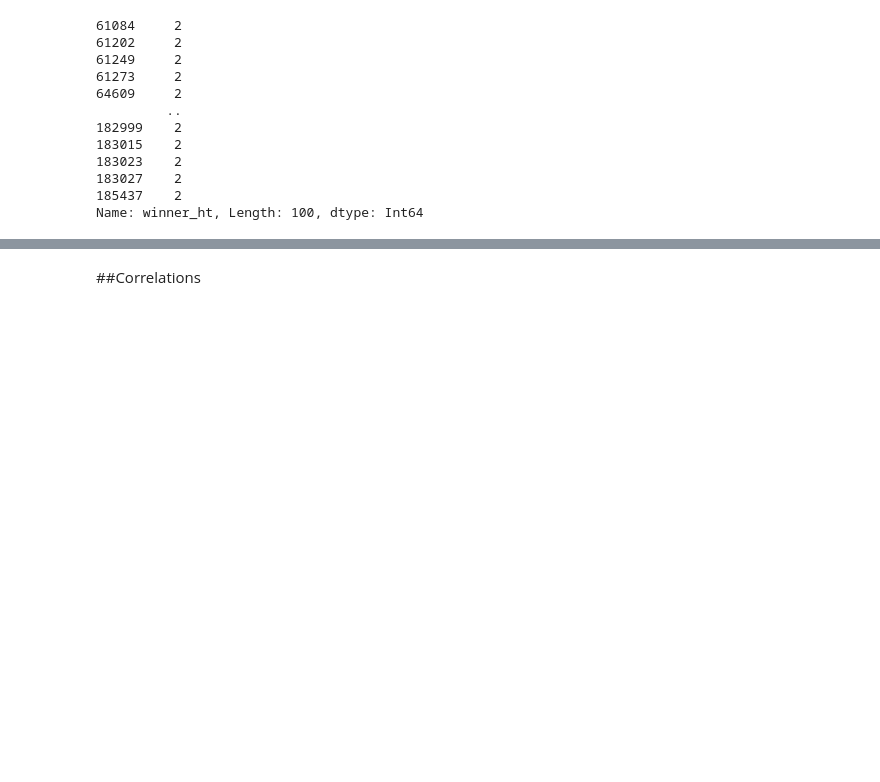
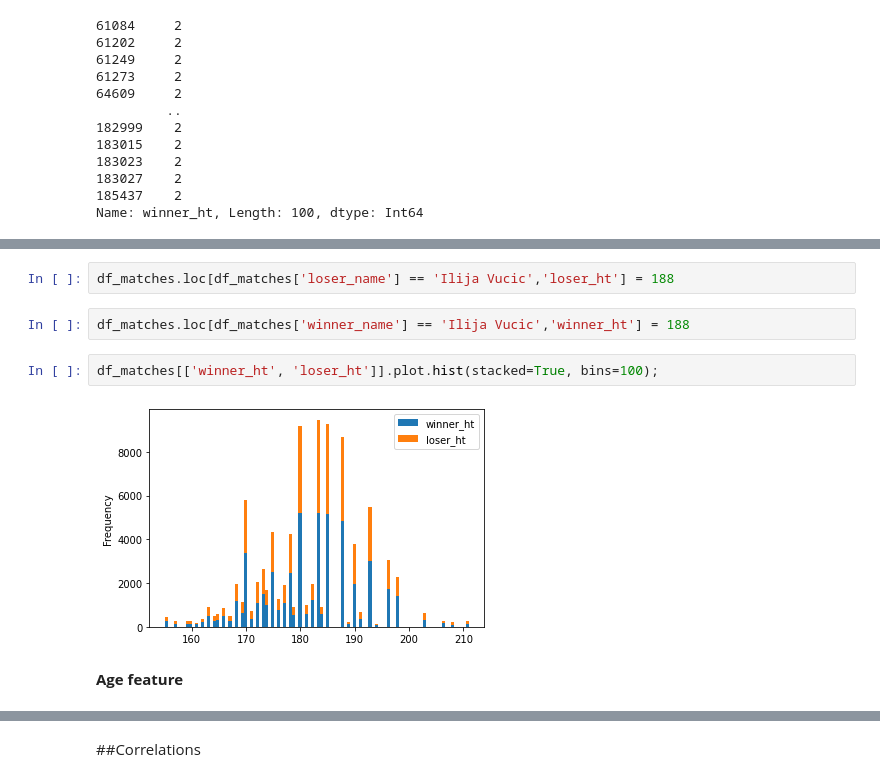
Before and after one commit to nikodallanoce/DataMiningProject, a Jupyter notebook: DM_14_TASK1/DM_14_TASK1.ipynb, the cells around one changed output, grey strips where cells are left out. Cells and saved outputs as stored; diff of their text form; blank space fills up the shorter version.

```diff
--- a/DM_14_TASK1/DM_14_TASK1.ipynb
+++ b/DM_14_TASK1/DM_14_TASK1.ipynb
@@ -587,2 +651,12 @@ df_matches.loc[df_matches['winner_name'] == 'Ilija Vucic','winner_ht']
+# %%
+df_matches.loc[df_matches['loser_name'] == 'Ilija Vucic','loser_ht'] = 188
+# %%
+df_matches.loc[df_matches['winner_name'] == 'Ilija Vucic','winner_ht'] = 188
+# %%
+df_matches[['winner_ht', 'loser_ht']].plot.hist(stacked=True, bins=100);
+# %% [output]
+[figure, added]
+# %% [markdown]
+**Age feature**
 # %%
 df_matches.boxplot(column=["winner_age", "loser_age"]);
```
Also changed, not shown: parts of 117 cells of this notebook.
